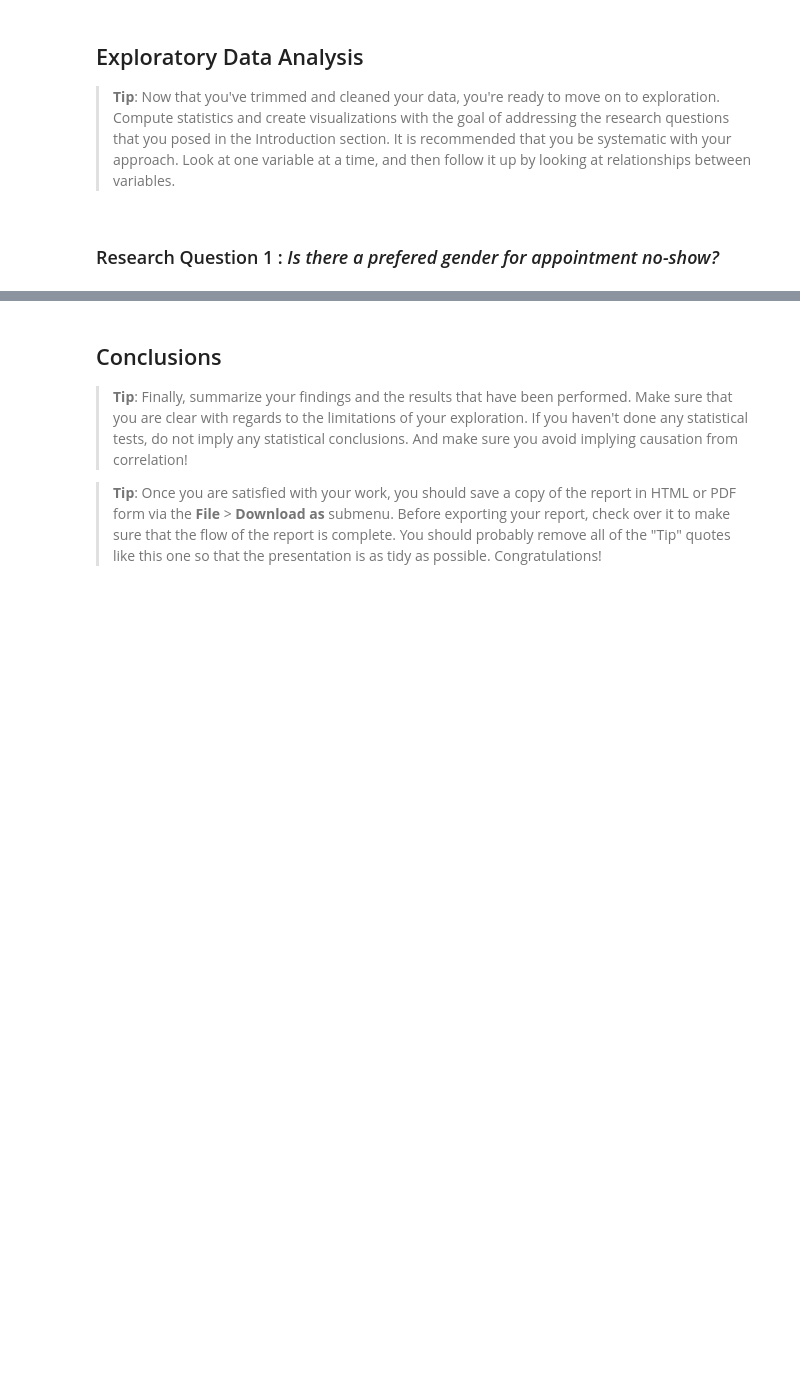
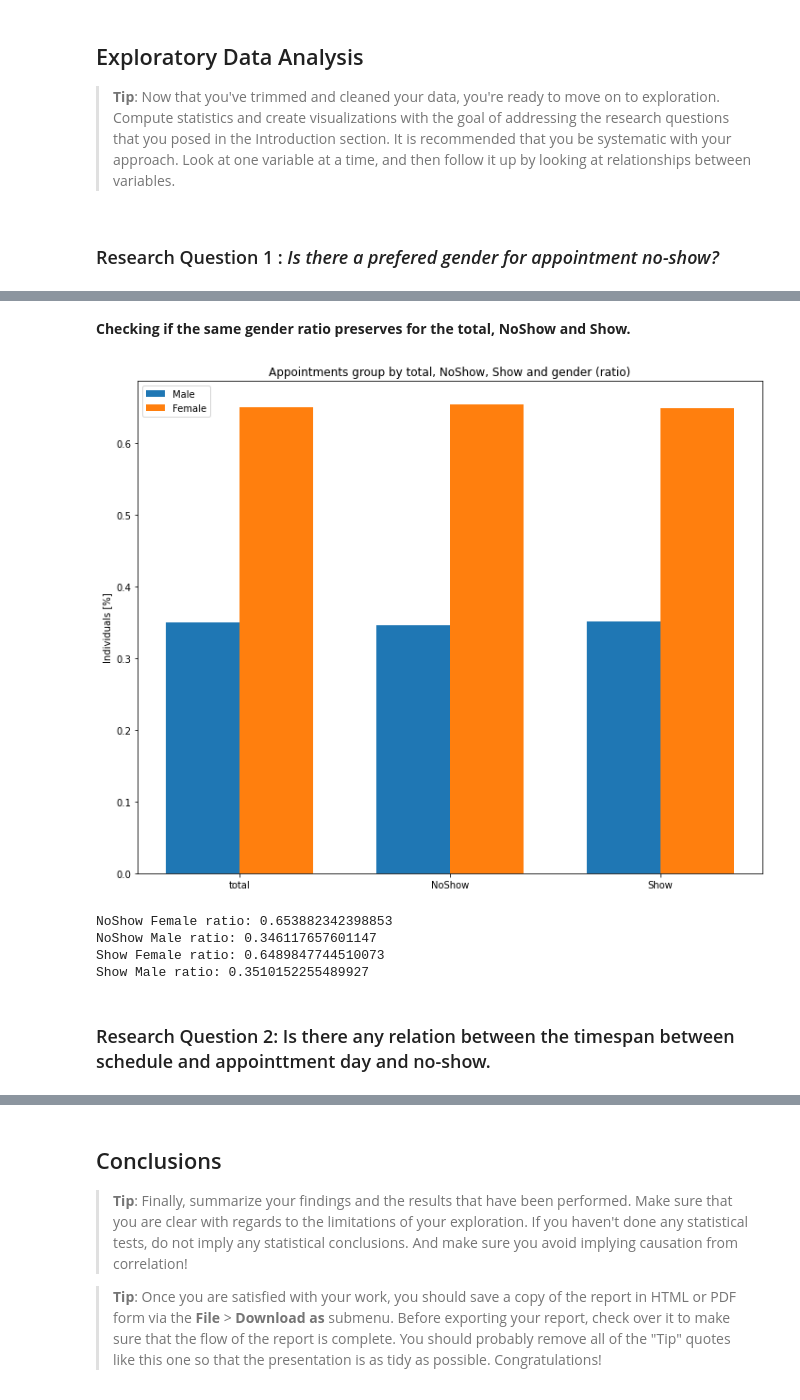
Before and after one commit to mpicanco/udacity_proj2, a Jupyter notebook: investigate-a-dataset-template.ipynb, the cells around one changed output, grey strips where cells are left out. Saved outputs shown, nothing was run; the diff lists cells and outputs as text; code cells hidden in the pictures; blank space fills up the shorter version.

Commit message:
new commit - question 2

```diff
--- a/investigate-a-dataset-template.ipynb
+++ b/investigate-a-dataset-template.ipynb
@@ -265,0 +305,45 @@ df[noshow].
+# %% [markdown]
+**Checking if the same gender ratio preserves for the total, NoShow and Show.**
+# %%
+# Supported by MatplotLib documnetation: https://matplotlib.org/stable/gallery/lines_bars_and_markers/barchart.html
+
+female_hights = [total[0]/total.sum(), noshow_gender[0]/noshow_gender.sum(), show_gender[0]/show_gender.sum()]
+male_hights = [total[1]/total.sum(), noshow_gender[1]/noshow_gender.sum(), show_gender[1]/show_gender.sum()]
+
+labels = ['total', 'NoShow', 'Show']
+x = np.arange(len(labels))
+
+width = 0.35
+
+fig, ax = plt.subplots(figsize=(10,8))
+
+bars1 = ax.bar(x - width/2, male_hights, width, label='Male')
+bars2 = ax.bar(x + width/2, female_hights, width, label='Female')
+
+ax.set_ylabel('Individuals [%]')
+ax.set_title('Appointments group by total, NoShow, Show and gender (ratio)')
+ax.set_xticks(x)
+ax.set_xticklabels(labels)
+ax.legend()
+
+ax.bar_label(rects1, padding=3)
+ax.bar_label(rects2, padding=3)
+
+
+fig.tight_layout()
+
+plt.show()
+# %% [output]
+[figure, added]
+# %%
+print('NoShow Female ratio:',noshow_gender[0]/noshow_gender.sum())
+print('NoShow Male ratio:',noshow_gender[1]/noshow_gender.sum())
+print('Show Female ratio:',show_gender[0]/show_gender.sum())
+print('Show Male ratio:',show_gender[1]/show_gender.sum())
+# %% [output]
+NoShow Female ratio: 0.653882342398853
+NoShow Male ratio: 0.346117657601147
+Show Female ratio: 0.6489847744510073
+Show Male ratio: 0.3510152255489927
+# %% [markdown]
+### Research Question 2: Is there any relation between the timespan between schedule and appointtment day and no-show.
```
Also changed, not shown: parts of 12 cells of this notebook.
